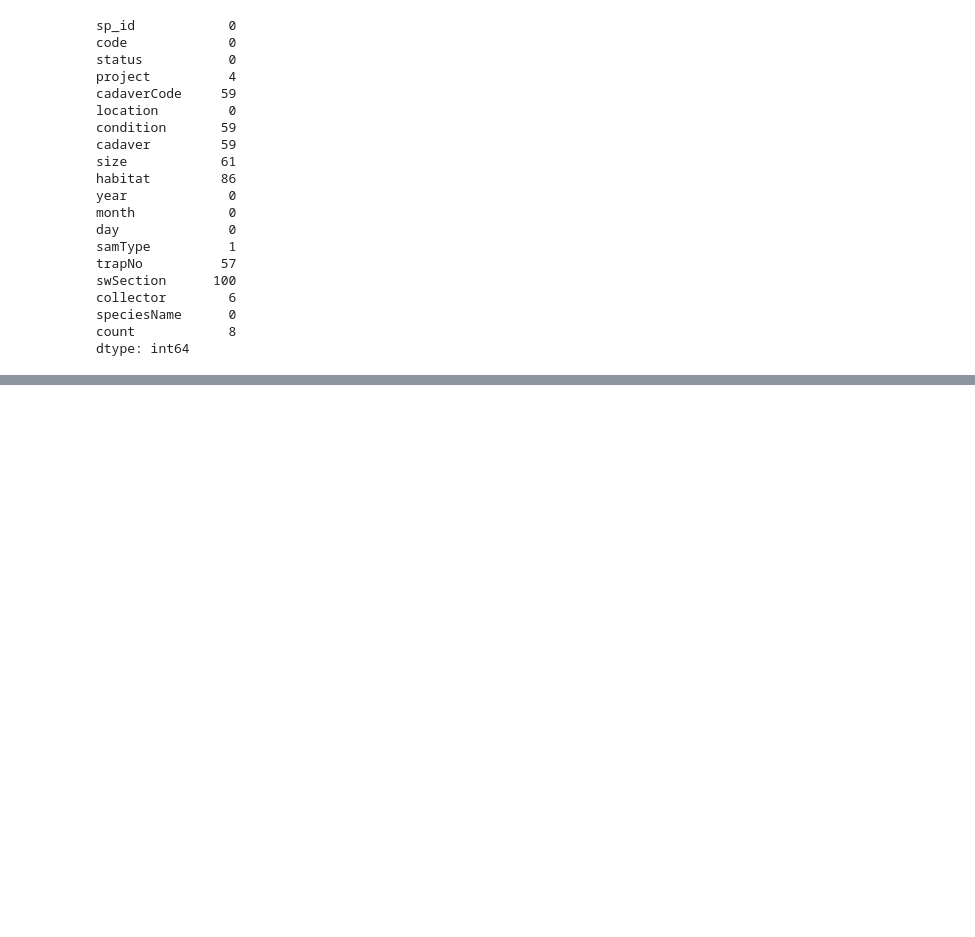
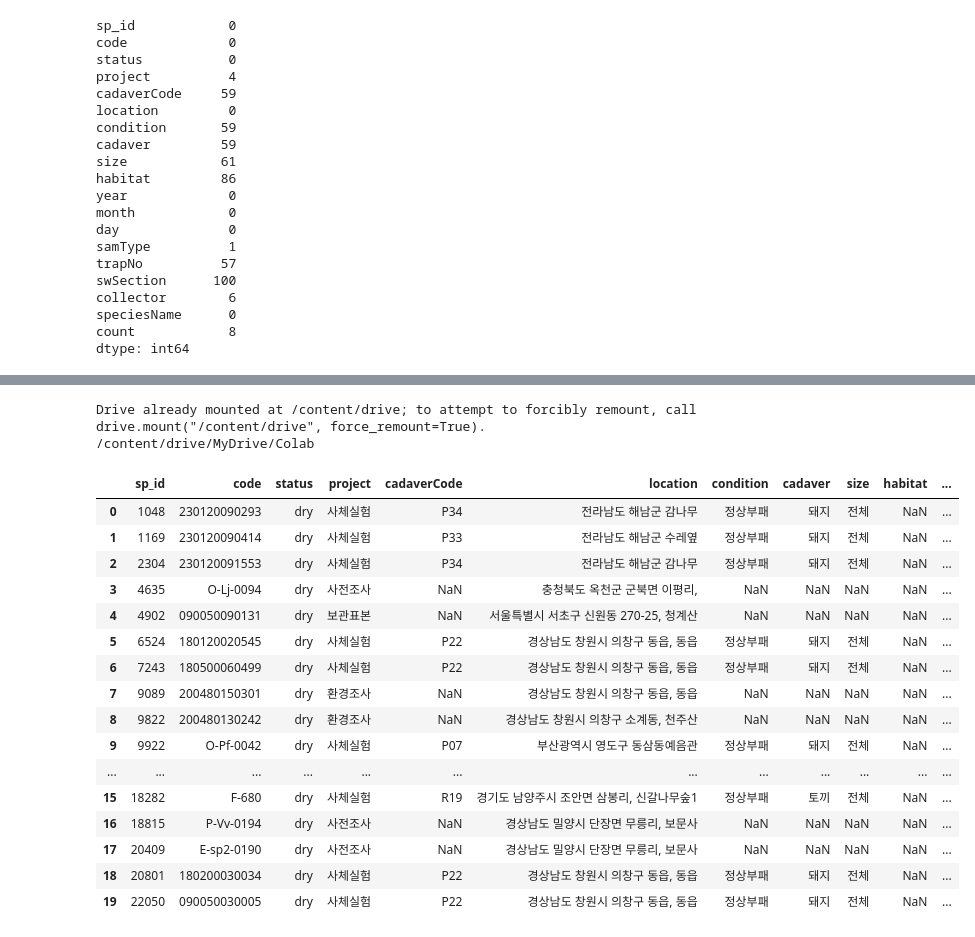
Before and after one commit to dhyunwoo/study, a Jupyter notebook: part2_chpapter03_dataPreprocessing.ipynb, the cells around one changed output, grey strips where cells are left out. Drawn from its saved outputs; the diff is of its cells as text; code cells hidden in the pictures; blank space fills up the shorter version.

```diff
--- a/part2_chpapter03_dataPreprocessing.ipynb
+++ b/part2_chpapter03_dataPreprocessing.ipynb
@@ -751,0 +1136,35 @@ ins.fillna(0, inplace=True) # 결측치를 0으로 대체해서 채우고, 확
+# %%
+#데이터프레임 결합
+#위아래로 결합, 좌우로 결합
+
+#colab에서 .csv 파일 가져오기
+from google.colab import drive
+drive.mount('/content/drive')
+%cd /content/drive/MyDrive/Colab
+
+import pandas as pd
+ver1 = pd.read_csv('insectsVer1.csv')
+ver2 = pd.read_csv('insectsVer2.csv')
+# %% [output]
+Drive already mounted at /content/drive; to attempt to forcibly remount, call drive.mount("/content/drive", force_remount=True).
+/content/drive/MyDrive/Colab
+# %%
+ver1
+# %% [output]
+|  | sp_id | code | status | project | cadaverCode | location | condition | cadaver | size | habitat | ... |
+| 0 | 1048 | 230120090293 | dry | 사체실험 | P34 | 전라남도 해남군 감나무 | 정상부패 | 돼지 | 전체 | NaN | ... |
+| 1 | 1169 | 230120090414 | dry | 사체실험 | P33 | 전라남도 해남군 수레옆 | 정상부패 | 돼지 | 전체 | NaN | ... |
+| 2 | 2304 | 230120091553 | dry | 사체실험 | P34 | 전라남도 해남군 감나무 | 정상부패 | 돼지 | 전체 | NaN | ... |
+| 3 | 4635 | O-Lj-0094 | dry | 사전조사 | NaN | 충청북도 옥천군 군북면 이평리, | NaN | NaN | NaN | NaN | ... |
+| 4 | 4902 | 090050090131 | dry | 보관표본 | NaN | 서울특별시 서초구 신원동 270-25, 청계산 | NaN | NaN | NaN | NaN | ... |
+| 5 | 6524 | 180120020545 | dry | 사체실험 | P22 | 경상남도 창원시 의창구 동읍, 동읍 | 정상부패 | 돼지 | 전체 | NaN | ... |
+| 6 | 7243 | 180500060499 | dry | 사체실험 | P22 | 경상남도 창원시 의창구 동읍, 동읍 | 정상부패 | 돼지 | 전체 | NaN | ... |
+| 7 | 9089 | 200480150301 | dry | 환경조사 | NaN | 경상남도 창원시 의창구 동읍, 동읍 | NaN | NaN | NaN | NaN | ... |
+| 8 | 9822 | 200480130242 | dry | 환경조사 | NaN | 경상남도 창원시 의창구 소계동, 천주산 | NaN | NaN | NaN | NaN | ... |
+| 9 | 9922 | O-Pf-0042 | dry | 사체실험 | P07 | 부산광역시 영도구 동삼동예음관 | 정상부패 | 돼지 | 전체 | NaN | ... |
+| ... | ... | ... | ... | ... | ... | ... | ... | ... | ... | ... | ... |
+| 15 | 18282 | F-680 | dry | 사체실험 | R19 | 경기도 남양주시 조안면 삼봉리, 신갈나무숲1 | 정상부패 | 토끼 | 전체 | NaN | ... |
+| 16 | 18815 | P-Vv-0194 | dry | 사전조사 | NaN | 경상남도 밀양시 단장면 무릉리, 보문사 | NaN | NaN | NaN | NaN | ... |
+| 17 | 20409 | E-sp2-0190 | dry | 사전조사 | NaN | 경상남도 밀양시 단장면 무릉리, 보문사 | NaN | NaN | NaN | NaN | ... |
+| 18 | 20801 | 180200030034 | dry | 사체실험 | P22 | 경상남도 창원시 의창구 동읍, 동읍 | 정상부패 | 돼지 | 전체 | NaN | ... |
+| 19 | 22050 | 090050030005 | dry | 사체실험 | P22 | 경상남도 창원시 의창구 동읍, 동읍 | 정상부패 | 돼지 | 전체 | NaN | ... |
```
Also changed, not shown: parts of 48 cells of this notebook, 1 other file.
